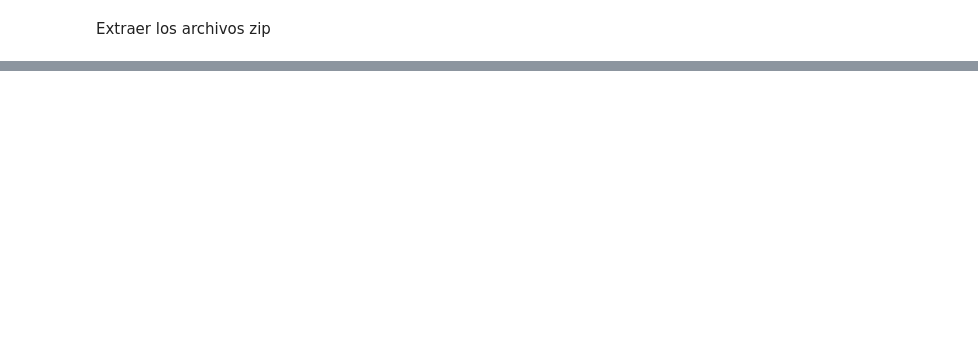
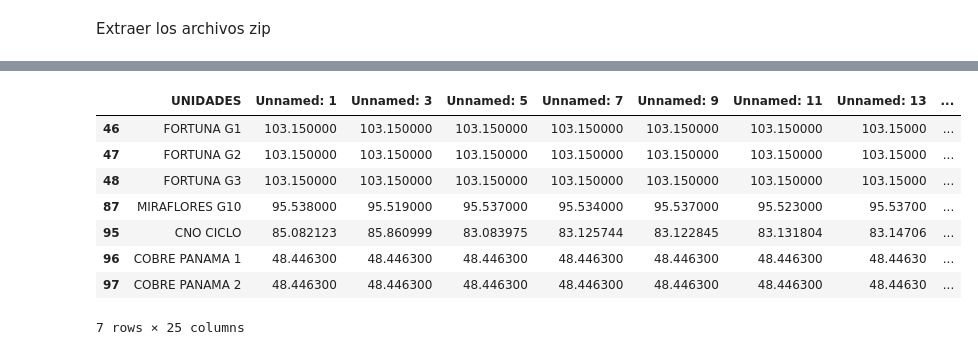
Before and after one commit to AlexJavier09/Automatizador_descargar_CND, a Jupyter notebook: automatizador_CNC.ipynb, the cells around one changed output, grey strips where cells are left out. Saved outputs shown, nothing was run; the diff lists cells and outputs as text; code cells hidden in the pictures; blank space fills up the shorter version.

```diff
--- a/automatizador_CNC.ipynb
+++ b/automatizador_CNC.ipynb
@@ -56,0 +104,14 @@ D:\JupyterNotebook\Selenium_descargar\zipsexcel\PS180822 Se ha extraido correcta
+# %%
+df1 = df1[~(df1 == 0).any(axis=1)]
+df1 = df1.drop(222)
+df1.head(10)
+# %% [output]
+|  | UNIDADES | Unnamed: 1 | Unnamed: 3 | Unnamed: 5 | Unnamed: 7 | Unnamed: 9 | Unnamed: 11 | Unnamed: 13 | ... |
+| 46 | FORTUNA G1 | 103.150000 | 103.150000 | 103.150000 | 103.150000 | 103.150000 | 103.150000 | 103.15000 | ... |
+| 47 | FORTUNA G2 | 103.150000 | 103.150000 | 103.150000 | 103.150000 | 103.150000 | 103.150000 | 103.15000 | ... |
+| 48 | FORTUNA G3 | 103.150000 | 103.150000 | 103.150000 | 103.150000 | 103.150000 | 103.150000 | 103.15000 | ... |
+| 87 | MIRAFLORES G10 | 95.538000 | 95.519000 | 95.537000 | 95.534000 | 95.537000 | 95.523000 | 95.53700 | ... |
+| 95 | CNO CICLO | 85.082123 | 85.860999 | 83.083975 | 83.125744 | 83.122845 | 83.131804 | 83.14706 | ... |
+| 96 | COBRE PANAMA 1 | 48.446300 | 48.446300 | 48.446300 | 48.446300 | 48.446300 | 48.446300 | 48.44630 | ... |
+| 97 | COBRE PANAMA 2 | 48.446300 | 48.446300 | 48.446300 | 48.446300 | 48.446300 | 48.446300 | 48.44630 | ... |
+7 rows × 25 columns
```
Also changed, not shown: parts of 11 cells of this notebook, 10 other files.
